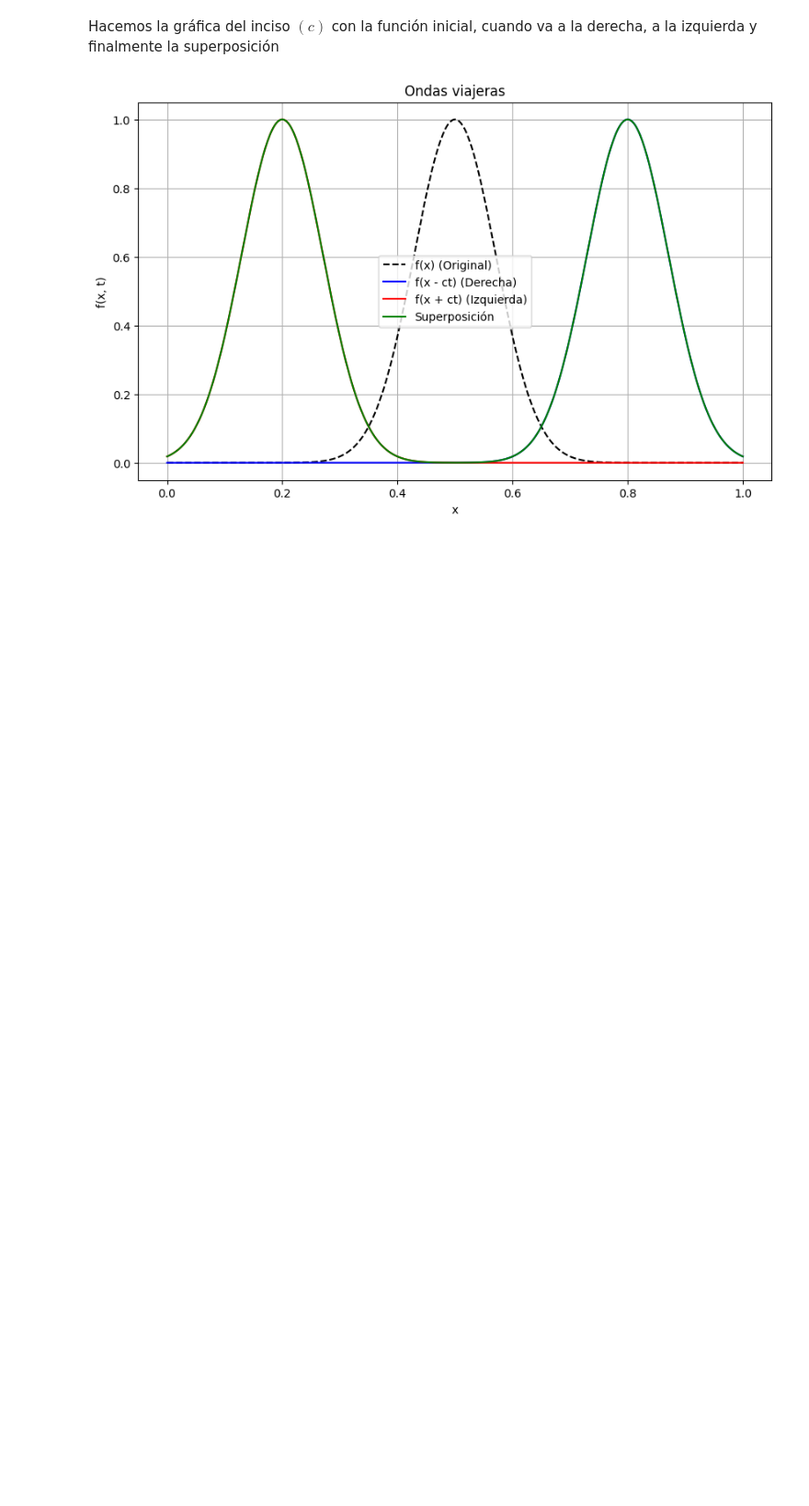
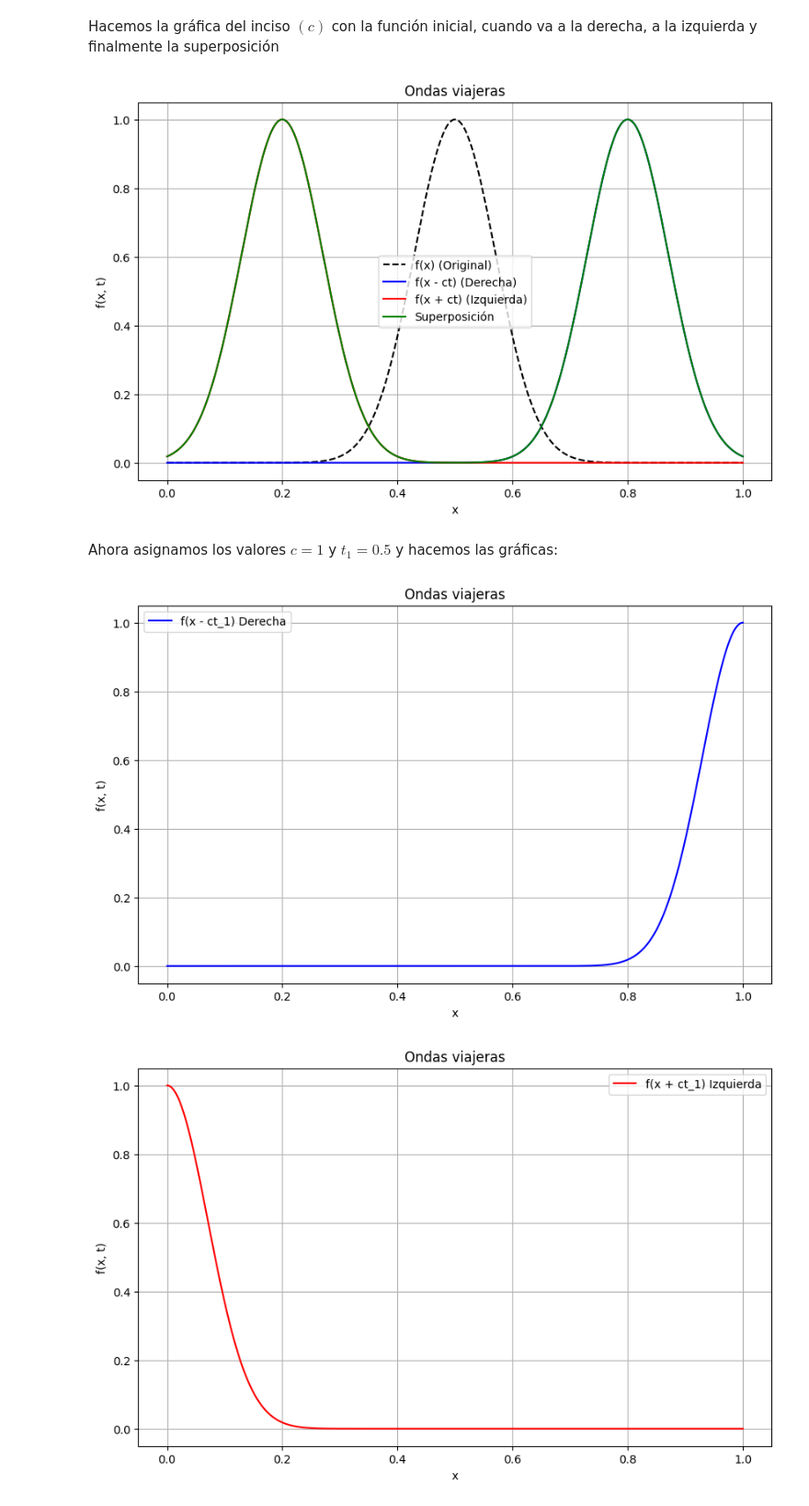
Before and after one commit to LuisManuelCatzoliSoriano/EDP-I, a Jupyter notebook: Ondas viajeras.ipynb, the cells around one changed output. Shown at 92% size. Drawn from its saved outputs; the diff is of its cells as text; code cells hidden in the pictures; blank space fills up the shorter version.

```diff
--- a/Ondas viajeras.ipynb
+++ b/Ondas viajeras.ipynb
@@ -70,3 +70,50 @@ plt.grid(True)
 plt.show()
 # %% [output]
 [figure]
+# %% [markdown]
+Ahora asignamos los valores $c=1$ y $t_1=0.5$ y hacemos las gráficas:
+# %%
+c = 1
+t_1 = 0.5
+x = np.linspace(0, 1, 500)
+
+def f(xp):
+    return np.exp(-((xp - 0.5)**2) / 0.01)
+
+f_original = f(x)
+f_der_1 = f(x - c * t_1)
+f_izq_1 = f(x + c * t_1)
+f_super = f_der_1 + f_izq_1
+
+plt.figure(figsize=(10, 6))
+plt.plot(x, f_der_1, label='f(x - ct_1) Derecha', color='blue')
+plt.title('Ondas viajeras')
+plt.xlabel('x')
+plt.ylabel('f(x, t)')
+plt.legend()
+plt.grid(True)
+plt.show()
+
+plt.figure(figsize=(10, 6))
+plt.plot(x, f_izq_1, label='f(x + ct_1) Izquierda', color='red')
+plt.title('Ondas viajeras')
+plt.xlabel('x')
+plt.ylabel('f(x, t)')
+plt.legend()
+plt.grid(True)
+plt.show()
+
+plt.figure(figsize=(10, 6))
+plt.plot(x, f_original, label='f(x) (Original)', color='black', linestyle='--')
+plt.plot(x, f_der_1, label='f(x - ct_1) (Derecha)', color='blue')
+plt.plot(x, f_izq_1, label='f(x + ct_1) (Izquierda)', color='red')
+plt.plot(x, f_super_1, label='Superposición', color='green')
+plt.title('Ondas viajeras')
+plt.xlabel('x')
+plt.ylabel('f(x, t)')
+plt.legend()
+plt.grid(True)
+plt.show()
+# %% [output]
+[figure, added]
+[figure, added]
```
Also changed, not shown: parts of 1 cell of this notebook.
